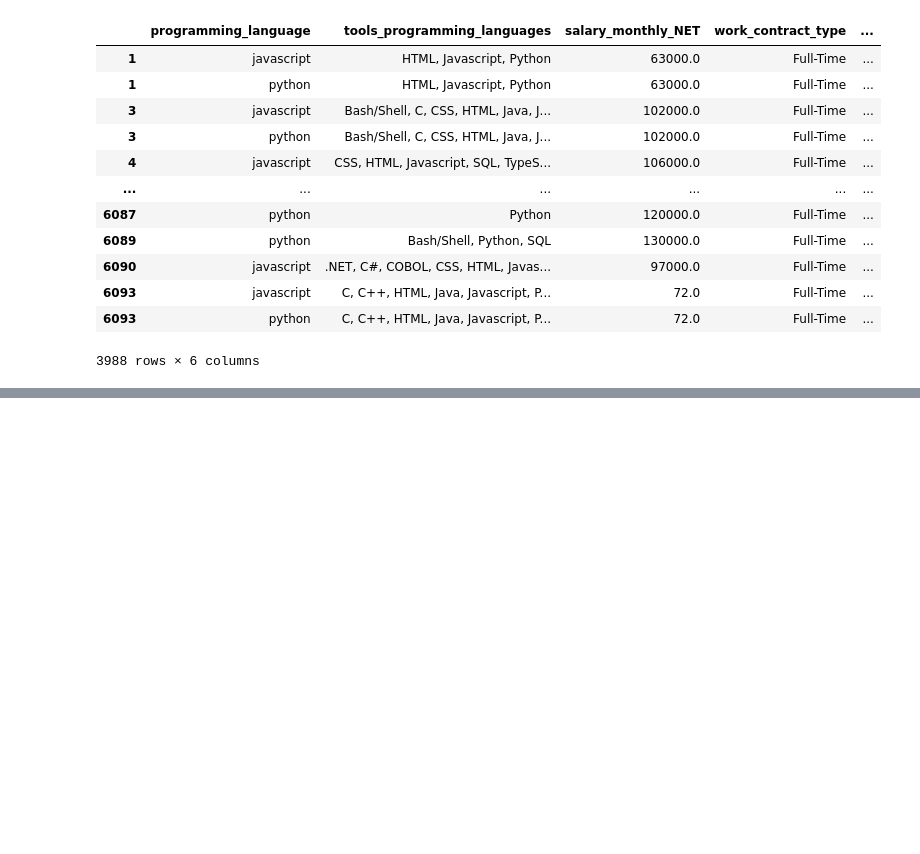
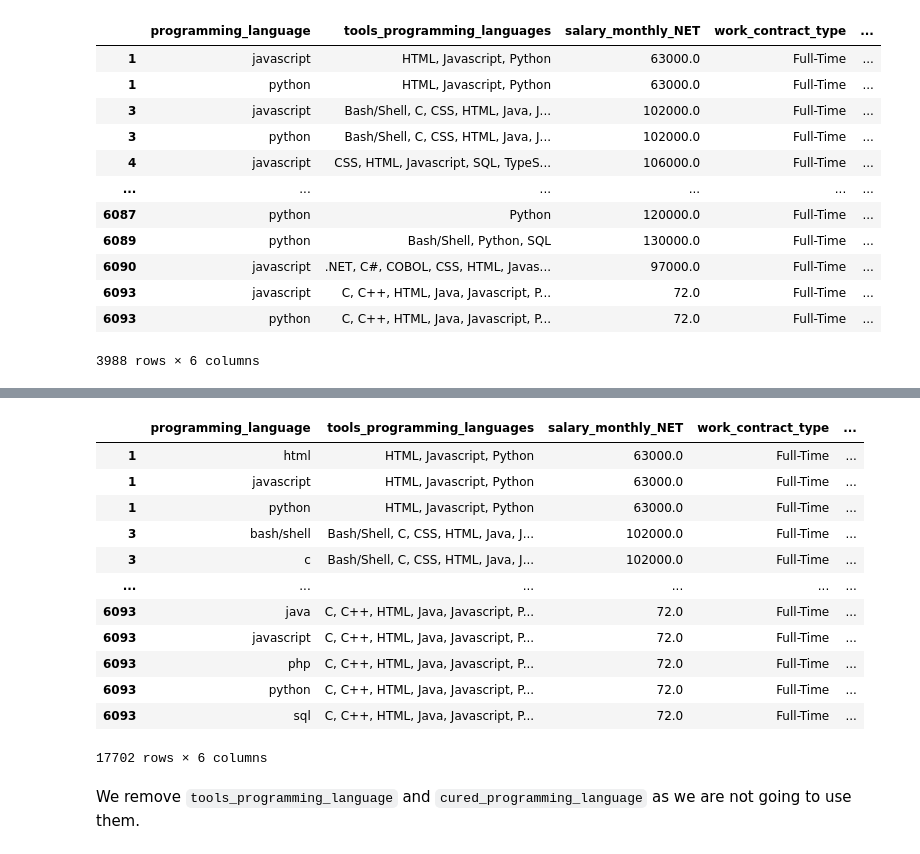
Before and after one commit to wr0124/dl_data_visualization_2023, a Jupyter notebook: notebooks/01__practical_exercises.ipynb, the cells around one changed output, grey strips where cells are left out. Cells and saved outputs as stored; diff of their text form; code cells hidden in the pictures; blank space fills up the shorter version.

```diff
--- a/notebooks/01__practical_exercises.ipynb
+++ b/notebooks/01__practical_exercises.ipynb
@@ -127,0 +140,18 @@ filtered_df_lang
+# %%
+df_lang
+# %% [output]
+|  | programming_language | tools_programming_languages | salary_monthly_NET | work_contract_type | ... |
+| 1 | html | HTML, Javascript, Python | 63000.0 | Full-Time | ... |
+| 1 | javascript | HTML, Javascript, Python | 63000.0 | Full-Time | ... |
+| 1 | python | HTML, Javascript, Python | 63000.0 | Full-Time | ... |
+| 3 | bash/shell | Bash/Shell, C, CSS, HTML, Java, J... | 102000.0 | Full-Time | ... |
+| 3 | c | Bash/Shell, C, CSS, HTML, Java, J... | 102000.0 | Full-Time | ... |
+| ... | ... | ... | ... | ... | ... |
+| 6093 | java | C, C++, HTML, Java, Javascript, P... | 72.0 | Full-Time | ... |
+| 6093 | javascript | C, C++, HTML, Java, Javascript, P... | 72.0 | Full-Time | ... |
+| 6093 | php | C, C++, HTML, Java, Javascript, P... | 72.0 | Full-Time | ... |
+| 6093 | python | C, C++, HTML, Java, Javascript, P... | 72.0 | Full-Time | ... |
+| 6093 | sql | C, C++, HTML, Java, Javascript, P... | 72.0 | Full-Time | ... |
+17702 rows × 6 columns
+# %% [markdown]
+We remove `tools_programming_language` and `cured_programming_language` as we are not going to use them.
```
Also changed, not shown: parts of 29 cells of this notebook.
